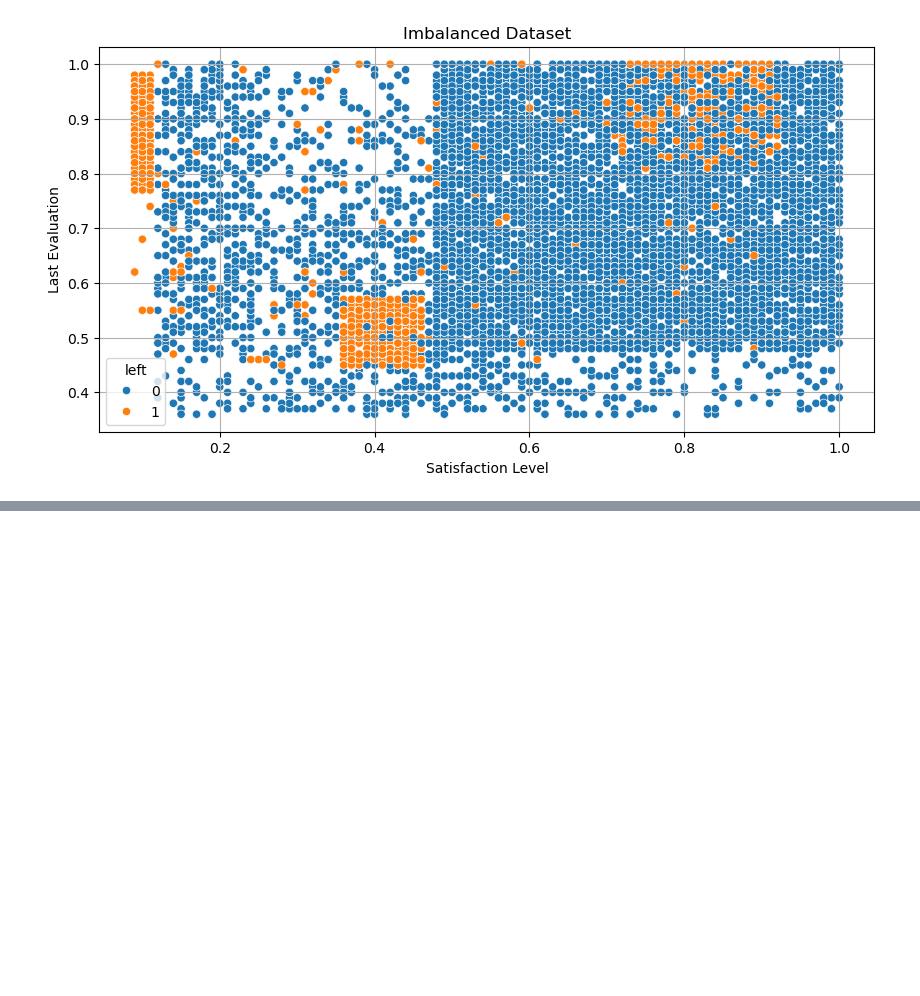
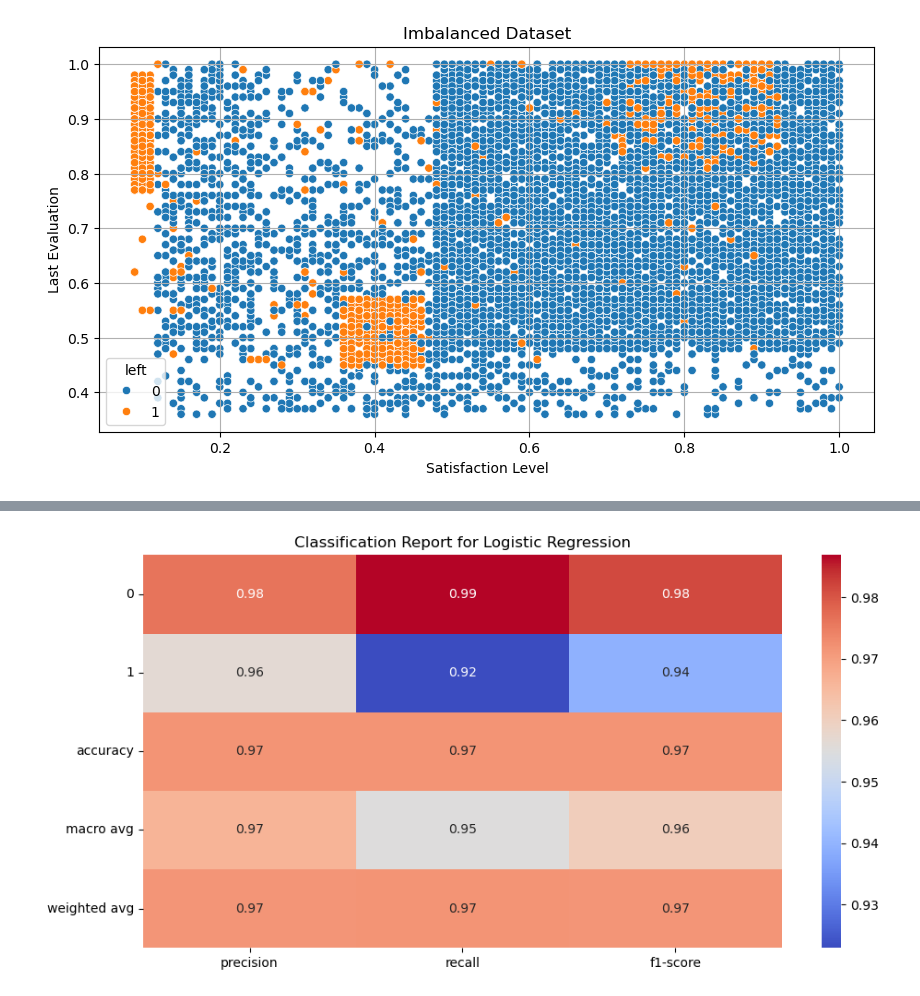
Before and after one commit to khoinguyentm/course-end-3, a Jupyter notebook: main.ipynb, the cells around one changed output, grey strips where cells are left out. Saved outputs shown, nothing was run; the diff lists cells and outputs as text; code cells hidden in the pictures; blank space fills up the shorter version.

```diff
--- a/main.ipynb
+++ b/main.ipynb
@@ -238,0 +276,17 @@ from imblearn.over_sampling import SMOTE
+# %%
+# Plot the classification report
+from sklearn.metrics import classification_report
+
+y_pred_log_reg = cross_val_predict(log_reg, X_test, y_test, cv=5)
+cr = classification_report(y_test, y_pred_log_reg, output_dict=True)
+
+df_cr = pd.DataFrame(cr).T
+# %%
+# plot the classification report
+plt.figure(figsize=(10, 5))
+sns.heatmap(df_cr[['precision','recall', 'f1-score']], annot=True, cmap='coolwarm')
+plt.title('Classification Report for Logistic Regression')
+plt.tight_layout()
+plt.show()
+# %% [output]
+[figure, added]
```
Also changed, not shown: parts of 19 cells of this notebook.
